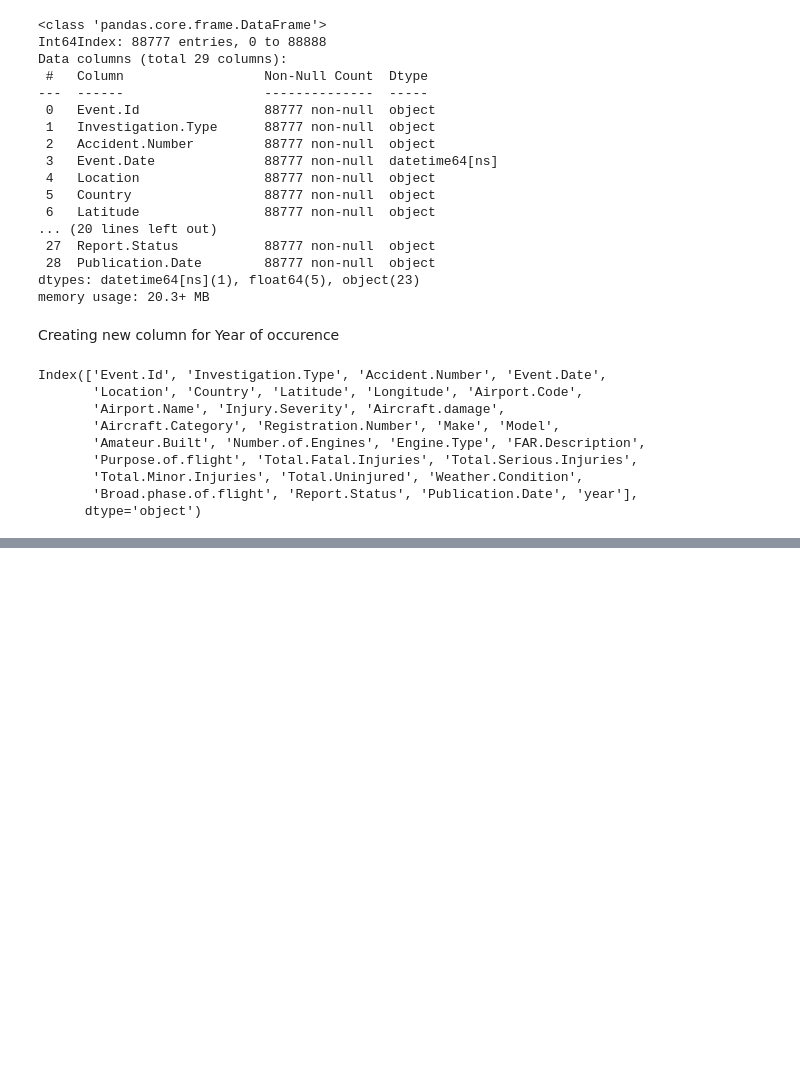
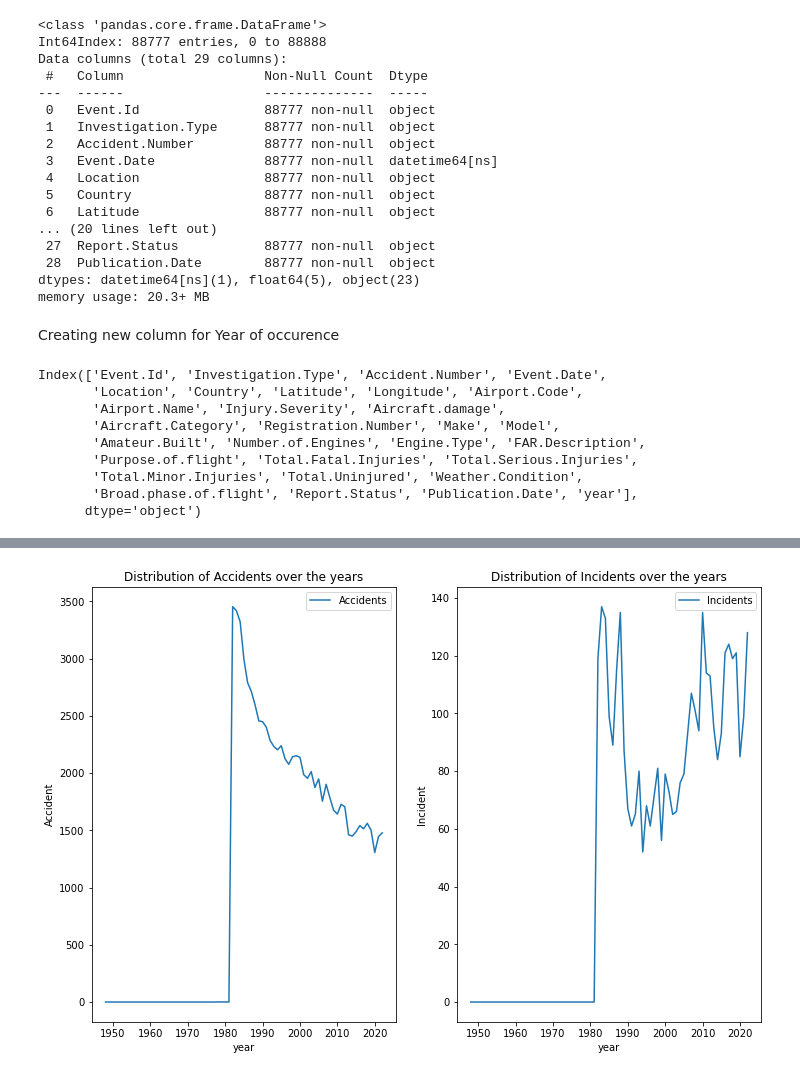
Before and after one commit to ericks-on/Aircraft_Risk_Analysis, a Jupyter notebook: index.ipynb, the cells around one changed output, grey strips where cells are left out. Saved outputs shown, nothing was run; the diff lists cells and outputs as text; code cells hidden in the pictures; blank space fills up the shorter version.

```diff
--- a/index.ipynb
+++ b/index.ipynb
@@ -354,0 +363,6 @@ Index(['Event.Id', 'Investigation.Type', 'Accident.Number', 'Event.Date',
+# %%
+df['Total.Injured'] = (
+    df['Total.Fatal.Injuries'] +
+    df['Total.Minor.Injuries'] +
+    df['Total.Serious.Injuries']
+)
@@ -354,0 +373,2 @@ Index(['Event.Id', 'Investigation.Type', 'Accident.Number', 'Event.Date',
+# %%
+df['Aircraft.Name'] = df['Make'] + '_' + df['Model']
@@ -354,0 +392,8 @@ Index(['Event.Id', 'Investigation.Type', 'Accident.Number', 'Event.Date',
+# %%
+# Accidents and incidents count df
+accident_incident_years = df.groupby(
+    'year'
+)['Investigation.Type'].value_counts().unstack(fill_value=0).reset_index()
+
+accident_incident_years.columns.name = ""
+accident_incident_years.head()
@@ -354,0 +407,30 @@ Index(['Event.Id', 'Investigation.Type', 'Accident.Number', 'Event.Date',
+# %%
+# plotting the distribution
+
+# creating the figure and axis
+fig, axes = plt.subplots(figsize=(12, 8), nrows=1, ncols=2)
+
+# Plotting Accidents
+sns.lineplot(
+    data=accident_incident_years,
+    x='year',
+    y='Accident',
+    label='Accidents',
+    ax=axes[0]
+)
+
+# plotting incidents
+sns.lineplot(
+    data=accident_incident_years,
+    x='year',
+    y='Incident',
+    label='Incidents',
+    ax=axes[1]
+)
+
+axes[0].set_title('Distribution of Accidents over the years')
+axes[1].set_title('Distribution of Incidents over the years')
+
+plt.legend();
+# %% [output]
+[figure, added]
```
Also changed, not shown: parts of 47 cells of this notebook.
